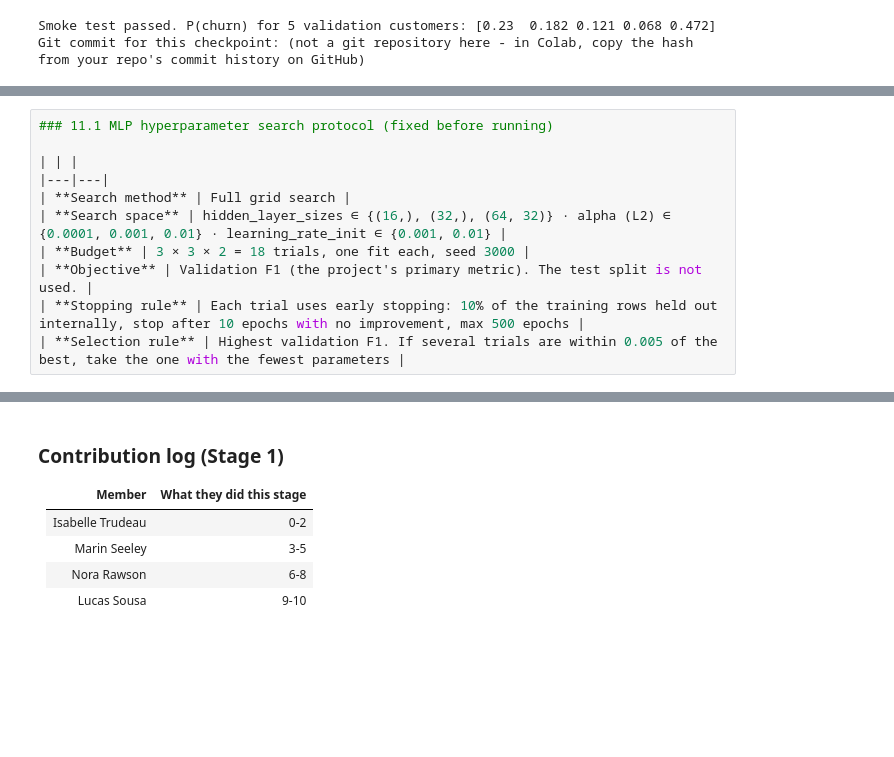
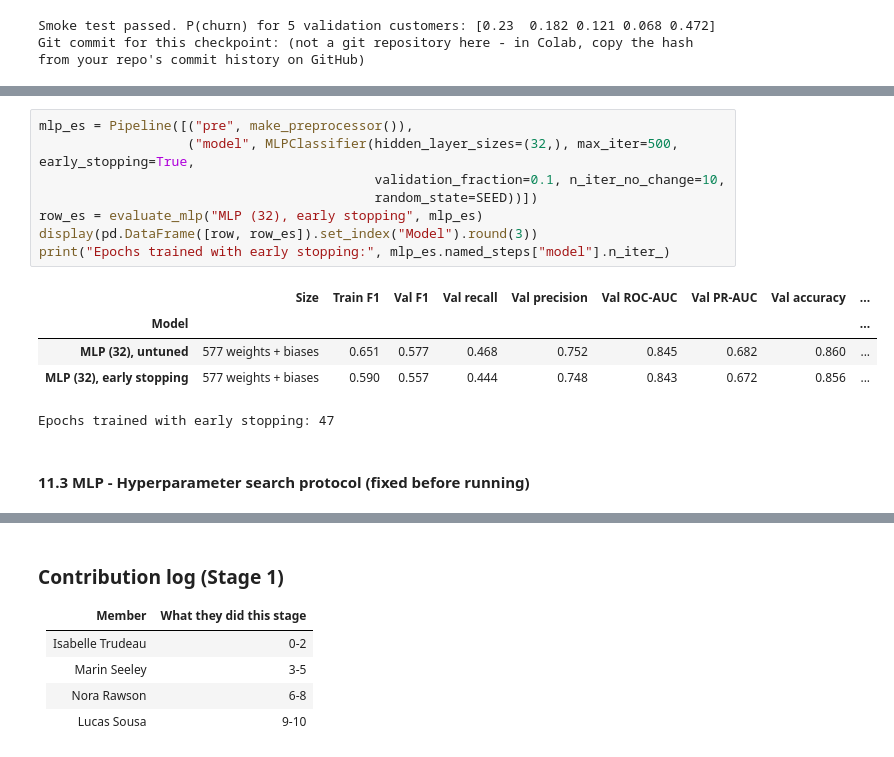
Before and after one commit to isabelletrudeau/DS3000-group6, a Jupyter notebook: DS3000_Bank_Churn_Group6.ipynb, the cells around one changed output, grey strips where cells are left out. Drawn from its saved outputs; the diff is of its cells as text; blank space fills up the shorter version.

```diff
--- a/DS3000_Bank_Churn_Group6.ipynb
+++ b/DS3000_Bank_Churn_Group6.ipynb
@@ -671,11 +679,16 @@ print(f"At epoch {EPOCHS}: training loss {train_loss[-1]:.4f}, validation loss {
-# %%
-### 11.1 MLP hyperparameter search protocol (fixed before running)
-
-| | |
-|---|---|
-| **Search method** | Full grid search |
-| **Search space** | hidden_layer_sizes ∈ {(16,), (32,), (64, 32)} · alpha (L2) ∈ {0.0001, 0.001, 0.01} · learning_rate_init ∈ {0.001, 0.01} |
-| **Budget** | 3 × 3 × 2 = 18 trials, one fit each, seed 3000 |
-| **Objective** | Validation F1 (the project's primary metric). The test split is not used. |
-| **Stopping rule** | Each trial uses early stopping: 10% of the training rows held out internally, stop after 10 epochs with no improvement, max 500 epochs |
-| **Selection rule** | Highest validation F1. If several trials are within 0.005 of the best, take the one with the fewest parameters |
+# %%
+mlp_es = Pipeline([("pre", make_preprocessor()),
+                   ("model", MLPClassifier(hidden_layer_sizes=(32,), max_iter=500, early_stopping=True,
+                                           validation_fraction=0.1, n_iter_no_change=10,
+                                           random_state=SEED))])
+row_es = evaluate_mlp("MLP (32), early stopping", mlp_es)
+display(pd.DataFrame([row, row_es]).set_index("Model").round(3))
+print("Epochs trained with early stopping:", mlp_es.named_steps["model"].n_iter_)
+# %% [output]
+|  | Size | Train F1 | Val F1 | Val recall | Val precision | Val ROC-AUC | Val PR-AUC | Val accuracy | ... |
+| Model |  |  |  |  |  |  |  |  | ... |
+| MLP (32), untuned | 577 weights + biases | 0.651 | 0.577 | 0.468 | 0.752 | 0.845 | 0.682 | 0.860 | ... |
+| MLP (32), early stopping | 577 weights + biases | 0.590 | 0.557 | 0.444 | 0.748 | 0.843 | 0.672 | 0.856 | ... |
+Epochs trained with early stopping: 47
+# %% [markdown]
+#### 11.3 MLP - Hyperparameter search protocol (fixed before running)
```
Also changed, not shown: parts of 16 cells of this notebook.
